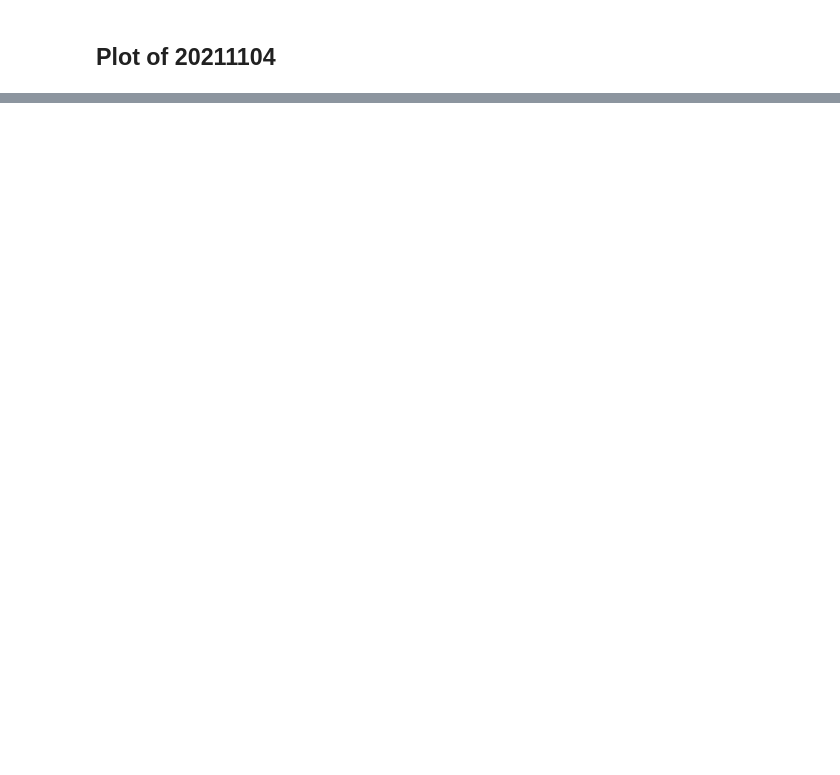
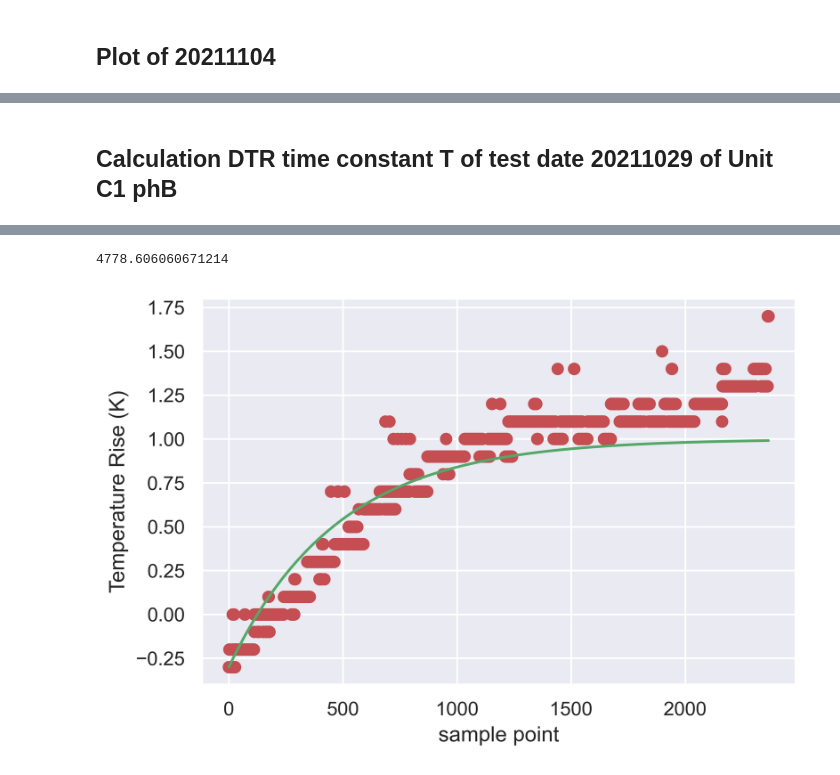
Before and after one commit to xxyql2006/ABB-SGIS-APL, a Jupyter notebook: TR_plots.ipynb, the cells around one changed output, grey strips where cells are left out. Drawn from its saved outputs; the diff is of its cells as text; code cells hidden in the pictures; blank space fills up the shorter version.

```diff
--- a/TR_plots.ipynb
+++ b/TR_plots.ipynb
@@ -186,0 +185,12 @@ case.cal_t_C1_phA_snsr_bushing
+# %% [markdown]
+## Calculation DTR time constant T of test date 20211029 of Unit C1 phB
+# %%
+
+file_path = curDirectory + '\\20211029_DTR&TR_SR12kV 100A\\1_Data formatted\\20211029_data_clean_10s.csv'
+config_path = curDirectory + '\\20211029_DTR&TR_SR12kV 100A\\1_Data formatted\\2021-10-29_config.json'
+fig_path = curDirectory + '\\20211029_DTR&TR_SR12kV 100A\\3_Graphs'
+
+case = TR.TempRiseExperiment(file_path, config_path)
+case.find_balance_index(list(range(18, 52)))
+case.cal_dynamic_time_const('t_C1_phB_snsr_bushing')
+# %% [output]
@@ -186,0 +199,2 @@ case.cal_t_C1_phA_snsr_bushing
+4778.606060671214
+[figure, added]
```
Also changed, not shown: parts of 25 cells of this notebook, 1 other file.
